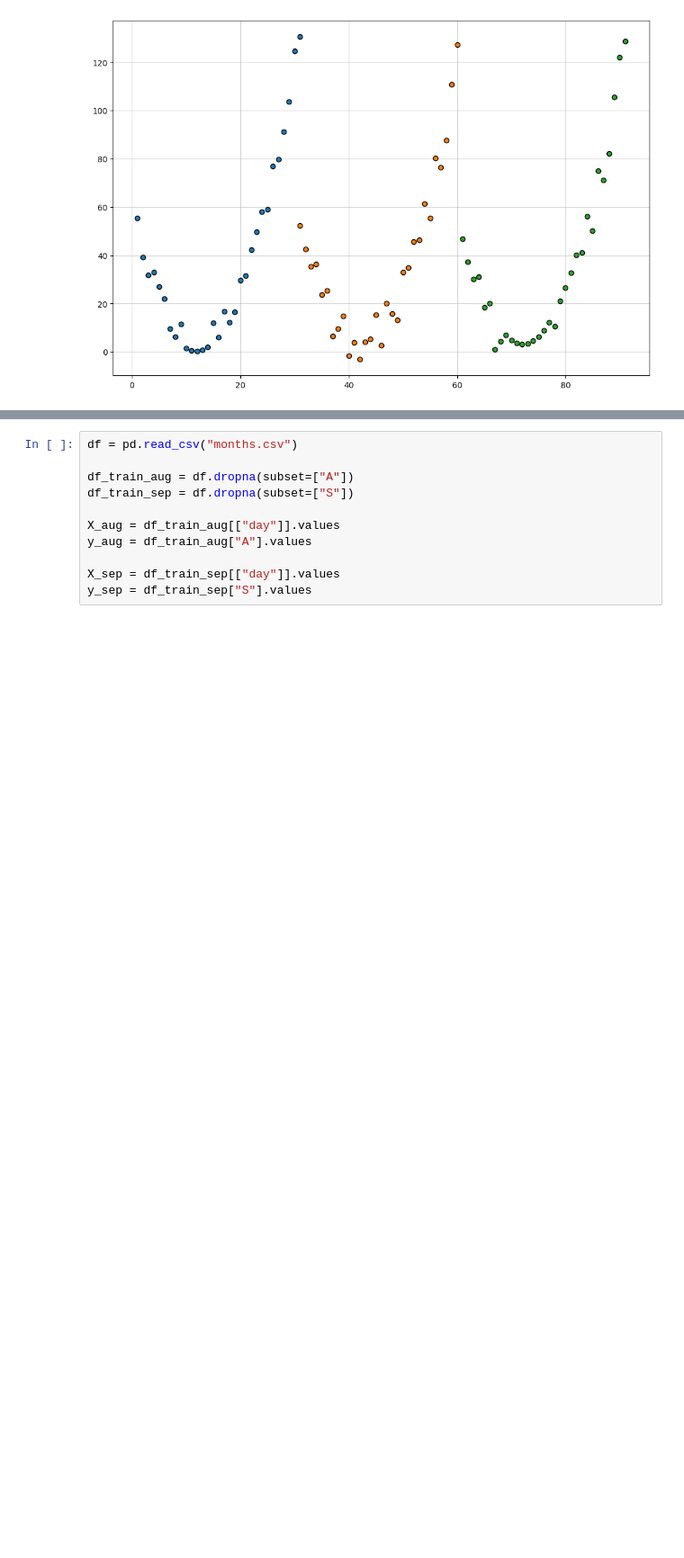
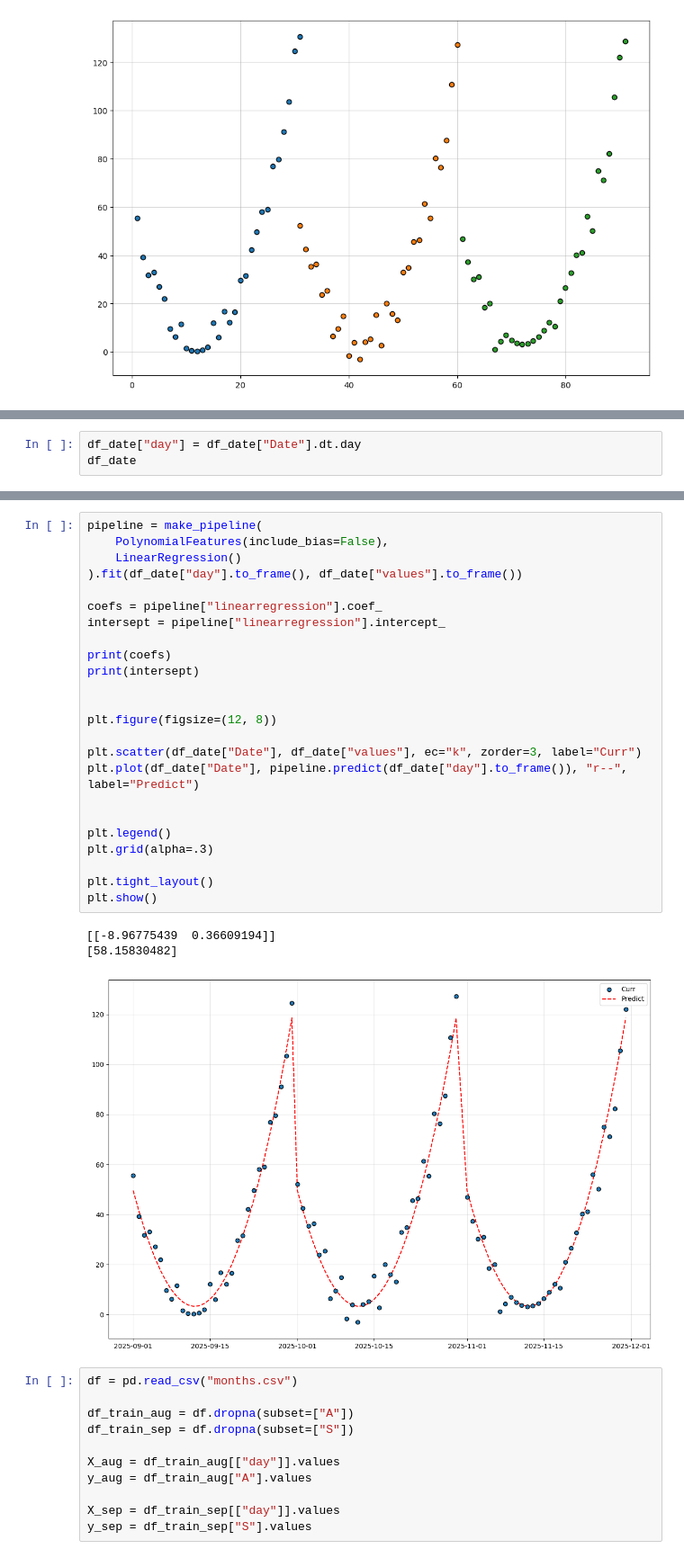
Before and after one commit to egorbeckish/Masters-program, a Jupyter notebook: 1. First Course/Semester 1/Нелинейная оптимизация/4. Декабрь/05.12.2025/Бекиш.ipynb, the cells around one changed output, grey strips where cells are left out. Shown at 90% size. Saved outputs shown, nothing was run; the diff lists cells and outputs as text; blank space fills up the shorter version.

```diff
--- a/1. First Course/Semester 1/Нелинейная оптимизация/4. Декабрь/05.12.2025/Бекиш.ipynb
+++ b/1. First Course/Semester 1/Нелинейная оптимизация/4. Декабрь/05.12.2025/Бекиш.ipynb
@@ -244,0 +272,3 @@ plt.show()
+# %%
+df_date["day"] = df_date["Date"].dt.day
+df_date
@@ -245,3 +289,31 @@ plt.show()
+# %%
+pipeline = make_pipeline(
+	PolynomialFeatures(include_bias=False),
+	LinearRegression()
+).fit(df_date["day"].to_frame(), df_date["values"].to_frame())
+
+coefs = pipeline["linearregression"].coef_
+intersept = pipeline["linearregression"].intercept_
+
+print(coefs)
+print(intersept)
+
+
+plt.figure(figsize=(12, 8))
+
+plt.scatter(df_date["Date"], df_date["values"], ec="k", zorder=3, label="Curr")
+plt.plot(df_date["Date"], pipeline.predict(df_date["day"].to_frame()), "r--", label="Predict")
+
+
+plt.legend()
+plt.grid(alpha=.3)
+
+plt.tight_layout()
+plt.show()
+# %% [output]
+[[-8.96775439  0.36609194]]
+[58.15830482]
+[figure, added]
 # %%
 df = pd.read_csv("months.csv")
 
```
Also changed, not shown: parts of 14 cells of this notebook.
